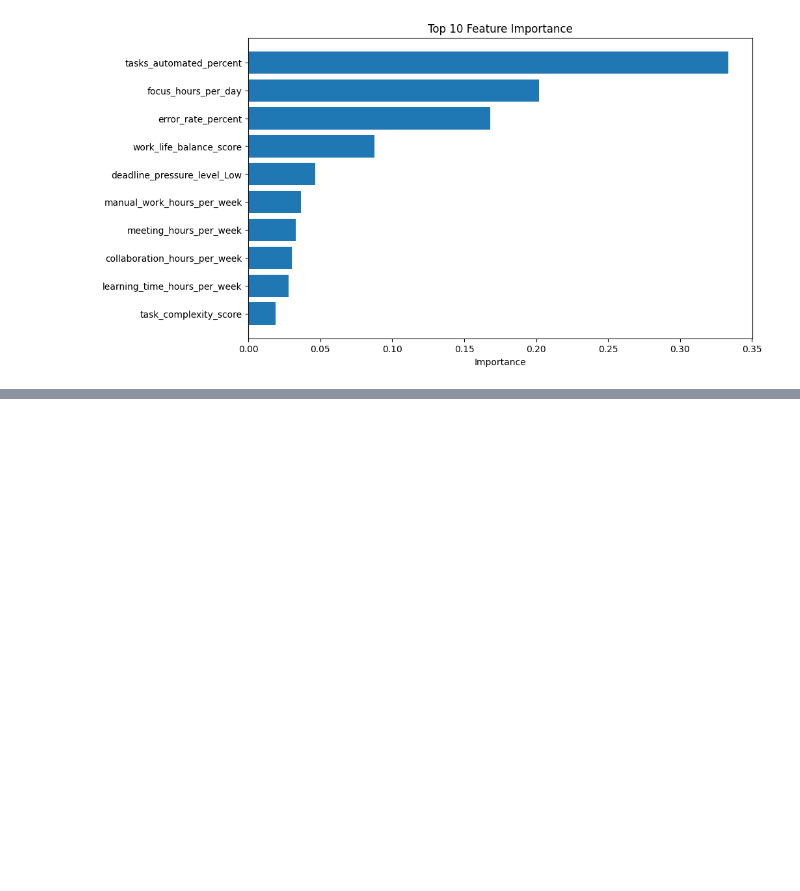
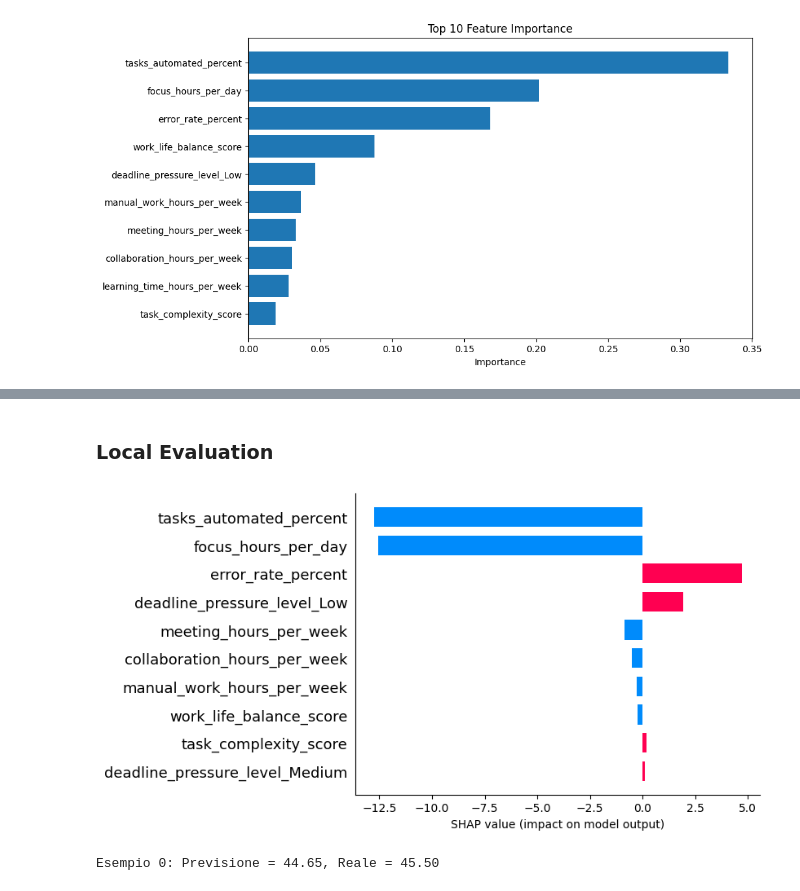
Before and after one commit to saradifranco/AI-Workplace-Productivity-Analysis, a Jupyter notebook: code.ipynb, the cells around one changed output, grey strips where cells are left out. Cells and saved outputs as stored; diff of their text form; code cells hidden in the pictures; blank space fills up the shorter version.

```diff
--- a/code.ipynb
+++ b/code.ipynb
@@ -657,0 +702,23 @@ shap.summary_plot(
+# %% [markdown]
+### **Local Evaluation**
+# %%
+# Trasforma il test set
+X_test_transformed = model.named_steps["preprocessor"].transform(X_test)
+
+# Scegli un esempio (cambia idx per altri)
+idx = 0
+sample = X_test_transformed[idx:idx+1]
+
+# Calcola SHAP per questo esempio
+shap_values_single = explainer.shap_values(sample)
+
+# Bar plot statico per spiegare la previsione (più semplice da visualizzare)
+shap.bar_plot(shap_values_single[0], feature_names=feature_names, max_display=10)
+
+# Mostra anche la previsione e il valore reale
+pred = model.predict(X_test.iloc[idx:idx+1])
+real = y_test.iloc[idx]
+print(f"Esempio {idx}: Previsione = {pred[0]:.2f}, Reale = {real:.2f}")
+# %% [output]
+[figure, added]
+Esempio 0: Previsione = 44.65, Reale = 45.50
```
Also changed, not shown: parts of 14 cells of this notebook, 2 other files.
